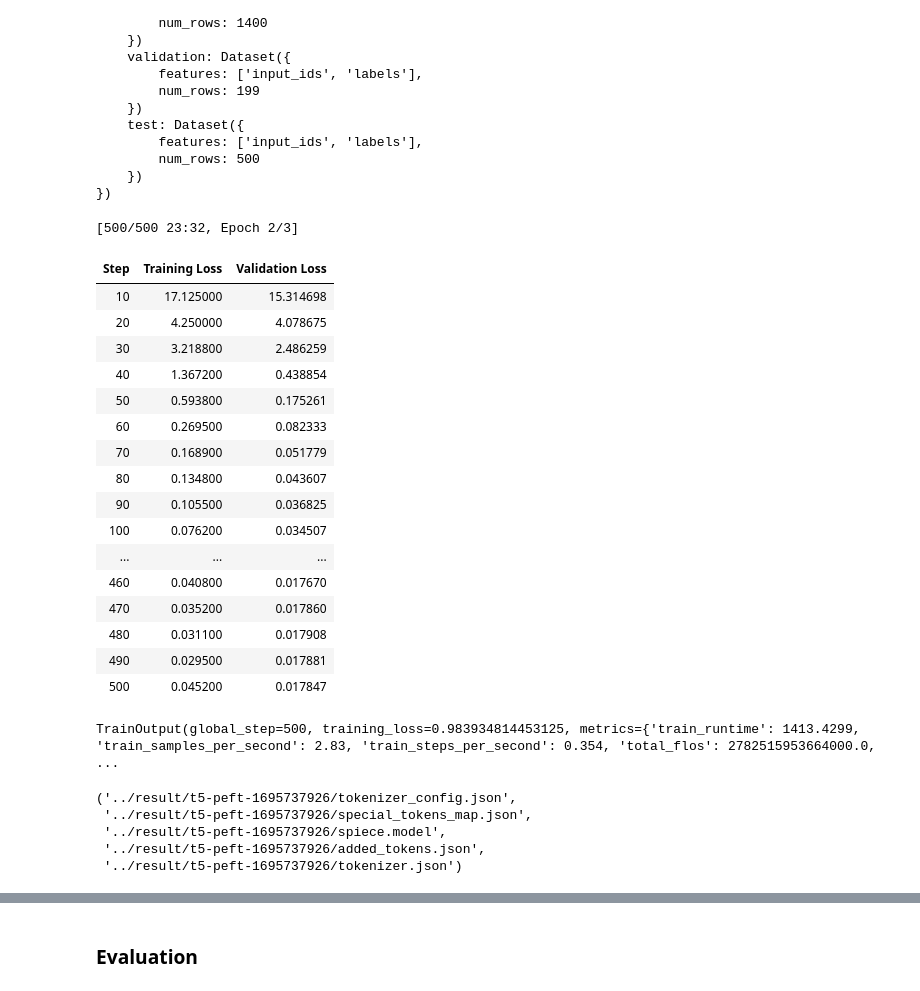
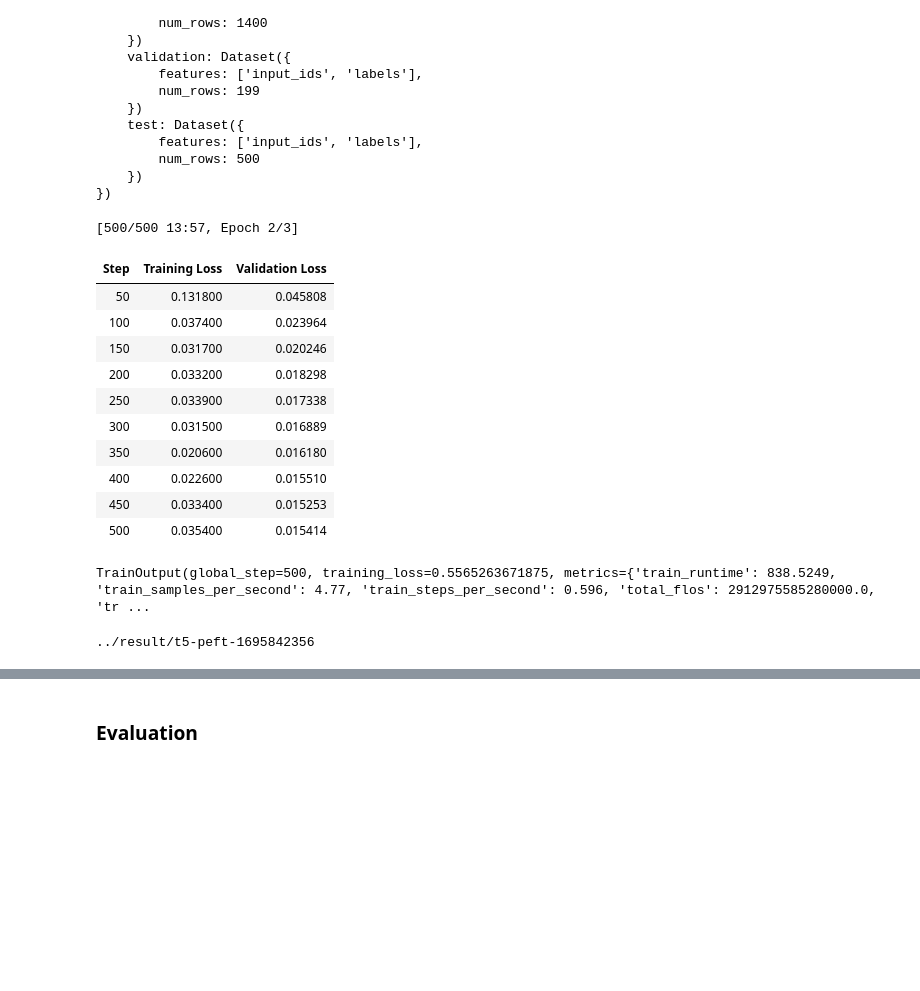
Before and after one commit to srsani/hvdu, a Jupyter notebook: src/notebooks/9_0_seq2seq_t5.ipynb, the cells around one changed output, grey strips where cells are left out. Saved outputs shown, nothing was run; the diff lists cells and outputs as text; code cells hidden in the pictures; blank space fills up the shorter version.

```diff
--- a/src/notebooks/9_0_seq2seq_t5.ipynb
+++ b/src/notebooks/9_0_seq2seq_t5.ipynb
@@ -339,13 +336,23 @@ file_path.filename
 You need to set up the PEFT/LoRA model for fine-tuning with a new layer/parameter adapter. Using PEFT/LoRA, you are freezing the underlying LLM and only training the adapter. Have a look at the LoRA configuration below. Note the rank (`r`) hyper-parameter, which defines the rank/dimension of the adapter to be trained.
 # %%
 lora_config = LoraConfig(
-    r=32, # Rank
-    lora_alpha=32,
+    r=128, # Rank
+    lora_alpha=128,
     target_modules=["q", "v"],
     lora_dropout=0.05,
     bias="none",
     task_type=TaskType.SEQ_2_SEQ_LM # FLAN-T5
 )
+
+
+# lora_config = LoraConfig(
+#     r=64, # Rank
+#     lora_alpha=64,
+#     target_modules=["q", "v"],
+#     lora_dropout=0.15,
+#     bias="none",
+#     task_type=TaskType.SEQ_2_SEQ_LM # FLAN-T5
+# )
 # %%
 peft_model = get_peft_model(original_model,
                             lora_config)
@@ -386,58 +383,66 @@ training_args = TrainingArguments(
 # %%
 output_dir = f'../result/t5-lora-{str(int(time.time()))}'
 
+
+# peft_training_args = TrainingArguments(
+#     output_dir=output_dir,
+#     auto_find_batch_size=True,
+#     learning_rate=1e-3, # Higher learning rate than full fine-tuning.
+#     num_train_epochs=1,
+#     logging_steps=1,
+#     max_steps=500
+# )
+
+# peft_trainer = Trainer(
+#     model=peft_model,
+#     args=peft_training_args,
+#     train_dataset=tokenized_datasets["train"],
+# )
 
 peft_training_args = TrainingArguments(
     output_dir=output_dir,
     auto_find_batch_size=True,
     learning_rate=1e-3,
-#     weight_decay=0.001,
+#     weight_decay=0.01,
 #     num_train_epochs=1,
     logging_steps=1,
     max_steps=500,
     load_best_model_at_end=True,
-    eval_steps = 10,
+    eval_steps = 50,
     save_total_limit = 5,
     evaluation_strategy = IntervalStrategy.STEPS,
 )
 
 peft_trainer = Trainer(
     model=peft_model,
     args=peft_training_args,
     train_dataset=tokenized_datasets["train"],
     eval_dataset = tokenized_datasets["validation"],
-    callbacks = [EarlyStoppingCallback(early_stopping_patience=3)]
+    callbacks = [EarlyStoppingCallback(early_stopping_patience=5)]
 )
 
 peft_trainer.train()
 # %% [output]
-[500/500 23:32, Epoch 2/3]
+[500/500 13:57, Epoch 2/3]
 | Step | Training Loss | Validation Loss |
-| 10 | 17.125000 | 15.314698 |
-| 20 | 4.250000 | 4.078675 |
-| 30 | 3.218800 | 2.486259 |
-| 40 | 1.367200 | 0.438854 |
-| 50 | 0.593800 | 0.175261 |
-| 60 | 0.269500 | 0.082333 |
-| 70 | 0.168900 | 0.051779 |
-| 80 | 0.134800 | 0.043607 |
-| 90 | 0.105500 | 0.036825 |
-| 100 | 0.076200 | 0.034507 |
-| ... | ... | ... |
-| 460 | 0.040800 | 0.017670 |
-| 470 | 0.035200 | 0.017860 |
-| 480 | 0.031100 | 0.017908 |
-| 490 | 0.029500 | 0.017881 |
-| 500 | 0.045200 | 0.017847 |
+| 50 | 0.131800 | 0.045808 |
+| 100 | 0.037400 | 0.023964 |
+| 150 | 0.031700 | 0.020246 |
+| 200 | 0.033200 | 0.018298 |
+| 250 | 0.033900 | 0.017338 |
+| 300 | 0.031500 | 0.016889 |
+| 350 | 0.020600 | 0.016180 |
+| 400 | 0.022600 | 0.015510 |
+| 450 | 0.033400 | 0.015253 |
+| 500 | 0.035400 | 0.015414 |
-TrainOutput(global_step=500, training_loss=0.983934814453125, metrics={'train_runtime': 1413.4299, 'train_samples_per_second': 2.83, 'train_steps_per_second': 0.354, 'total_flos': 2782515953664000.0,  ...
+TrainOutput(global_step=500, training_loss=0.5565263671875, metrics={'train_runtime': 838.5249, 'train_samples_per_second': 4.77, 'train_steps_per_second': 0.596, 'total_flos': 2912975585280000.0, 'tr ...
 # %%
 peft_model_path=f'../result/t5-peft-{str(int(time.time()))}'
+print(peft_model_path)
 
 peft_trainer.model.save_pretrained(peft_model_path)
 tokenizer.save_pretrained(peft_model_path)
+
+pd.DataFrame(peft_trainer.state.log_history).to_csv(f'{peft_model_path}/log_history.csv', index = False)
 # %% [output]
-('../result/t5-peft-1695737926/tokenizer_config.json',
- '../result/t5-peft-1695737926/special_tokens_map.json',
- '../result/t5-peft-1695737926/spiece.model',
- '../result/t5-peft-1695737926/added_tokens.json',
- '../result/t5-peft-1695737926/tokenizer.json')
+../result/t5-peft-1695842356
```
Also changed, not shown: parts of 17 cells of this notebook.
